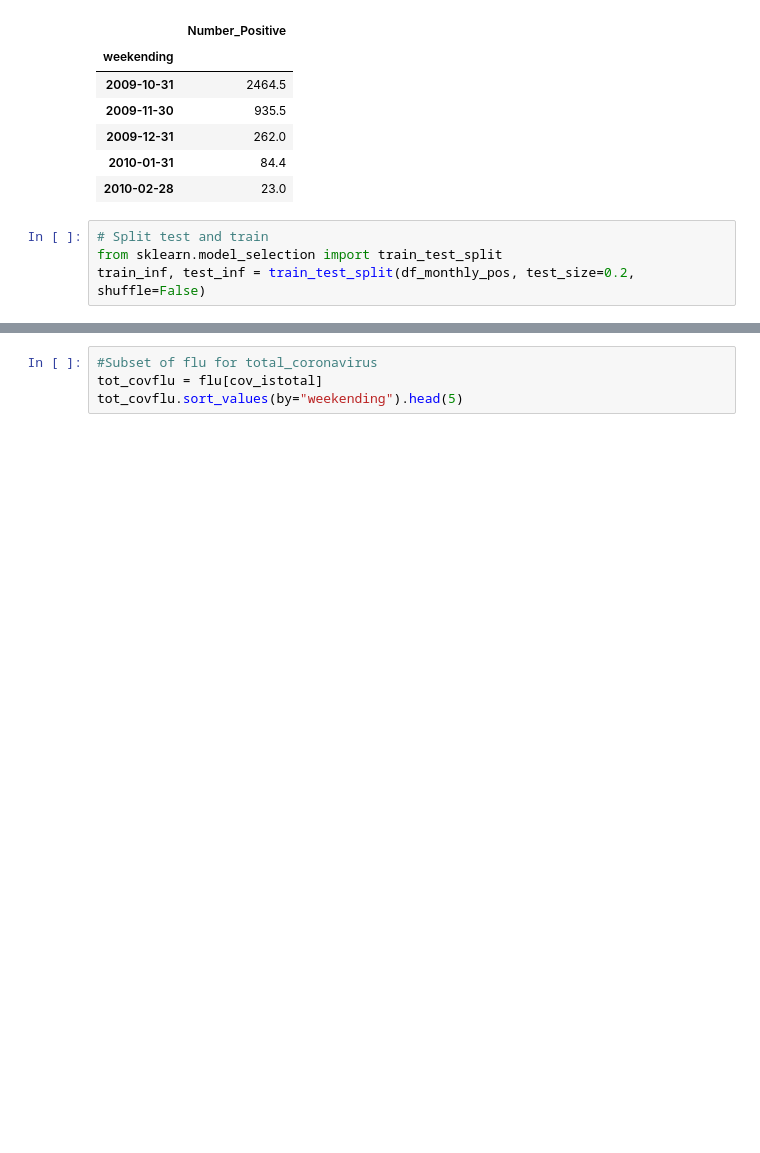
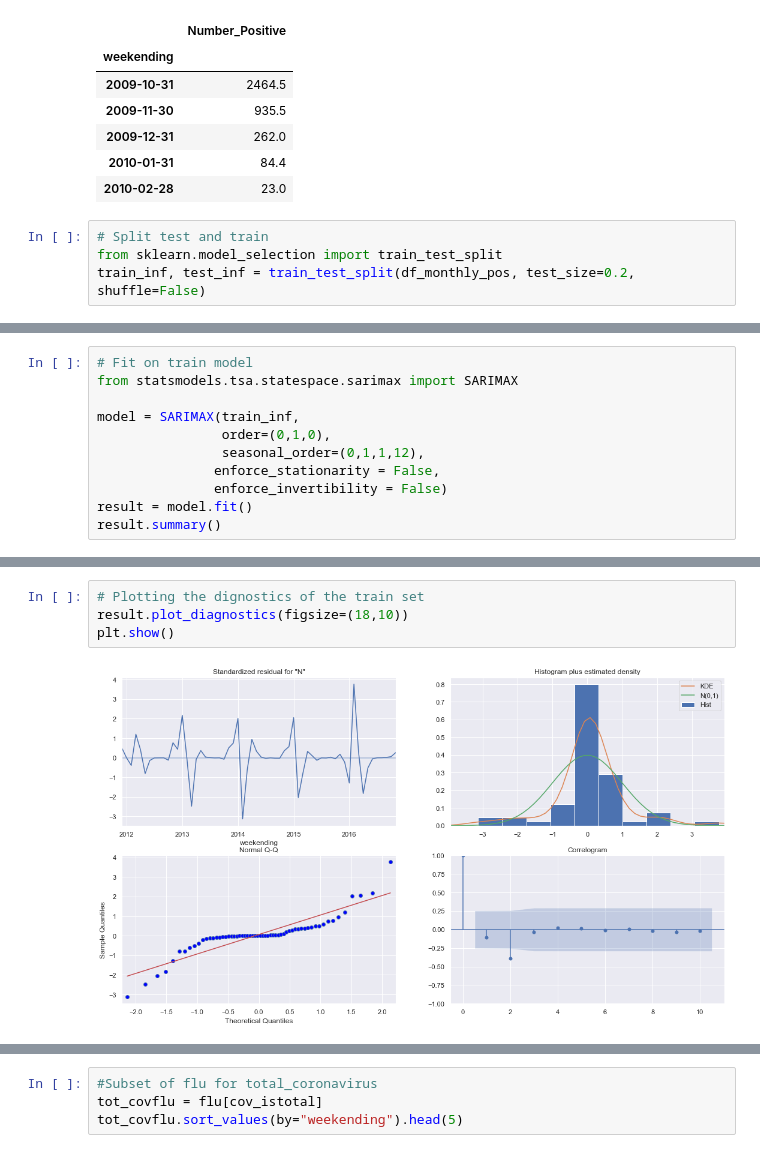
Before and after one commit to danypark91/ts_sarimax, a Jupyter notebook: flu.ipynb, the cells around one changed output, grey strips where cells are left out. Drawn from its saved outputs; the diff is of its cells as text; blank space fills up the shorter version.

```diff
--- a/flu.ipynb
+++ b/flu.ipynb
@@ -350,0 +331,11 @@ plt.plot(test_inf)
+# %%
+# Fit on train model
+from statsmodels.tsa.statespace.sarimax import SARIMAX
+
+model = SARIMAX(train_inf,
+                order=(0,1,0),
+                seasonal_order=(0,1,1,12),
+               enforce_stationarity = False,
+               enforce_invertibility = False)
+result = model.fit()
+result.summary()
@@ -350,0 +360,6 @@ plt.plot(test_inf)
+# %%
+# Plotting the dignostics of the train set
+result.plot_diagnostics(figsize=(18,10))
+plt.show()
+# %% [output]
+[figure, added]
```
Also changed, not shown: parts of 7 cells of this notebook.
